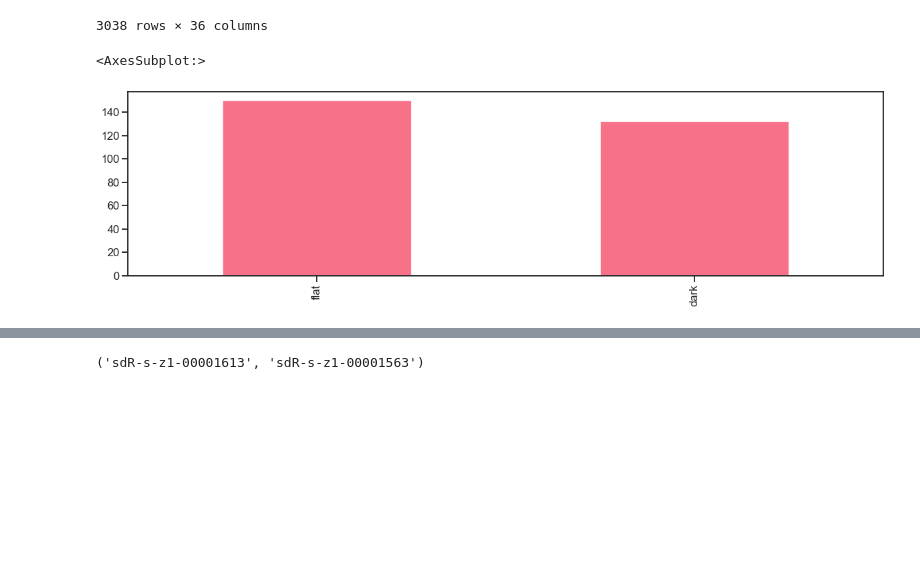
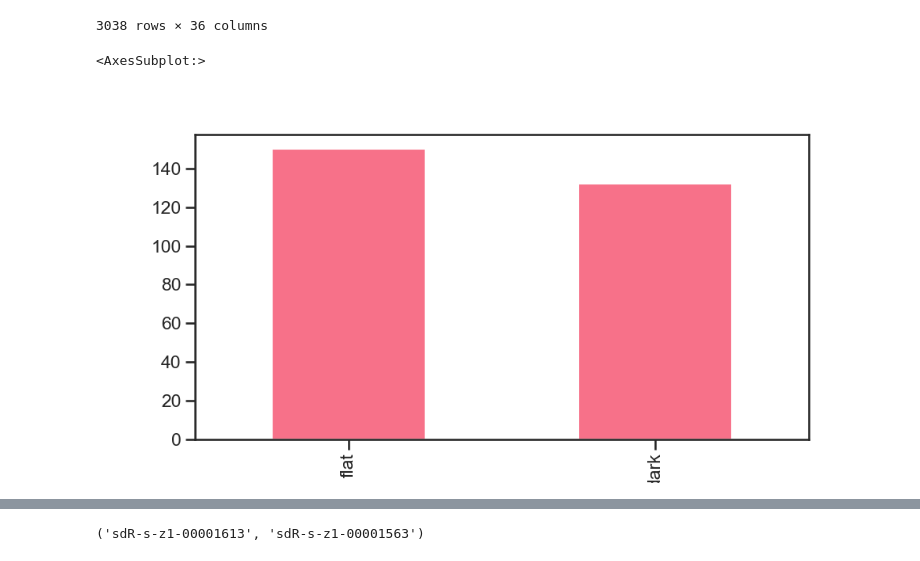
Before and after one commit to sdss/lvmdrp, a Jupyter notebook: docs/nb/lab-lamps.ipynb, the cells around one changed output, grey strips where cells are left out. Saved outputs shown, nothing was run; the diff lists cells and outputs as text; code cells hidden in the pictures; blank space fills up the shorter version.

```diff
--- a/docs/nb/lab-lamps.ipynb
+++ b/docs/nb/lab-lamps.ipynb
@@ -91,11 +93,11 @@ frames_meta_match
 # %%
 # clean_frames = frames_meta_match.loc[(pd.to_numeric(frames_meta_match.ccd_temp,errors="coerce")<0)&(~frames_meta_match.notes.fillna("").str.contains("bad", case=False))]
 # clean_frames = frames_meta_match.loc[frames_meta_match.exp_no.isin(np.arange(1313, 1328+1, dtype=int))]
 clean_frames = frames_meta_match.loc[frames_meta_match.exp_no.isin(np.arange(1545, 1638+1, dtype=int))]
-clean_frames.IMAGETYP.value_counts().plot(kind="bar", figsize=(20,5))
+clean_frames.IMAGETYP.value_counts().plot(kind="bar", figsize=(10,5))
 # %% [output]
 <AxesSubplot:>
-[figure, old version]
+[figure, new version]
 # %%
 clean_frames.loc[:, ['SPEC', 'IMAGETYP', 'M625L4', 'FFS', 'MI150', 'TS', 'ARGON', 'XENON', 'HGAR', 'LDLS', 'KRYPTON', 'NEON', 'HGNE']]
 # %% [output]
```
Also changed, not shown: parts of 14 cells of this notebook.
